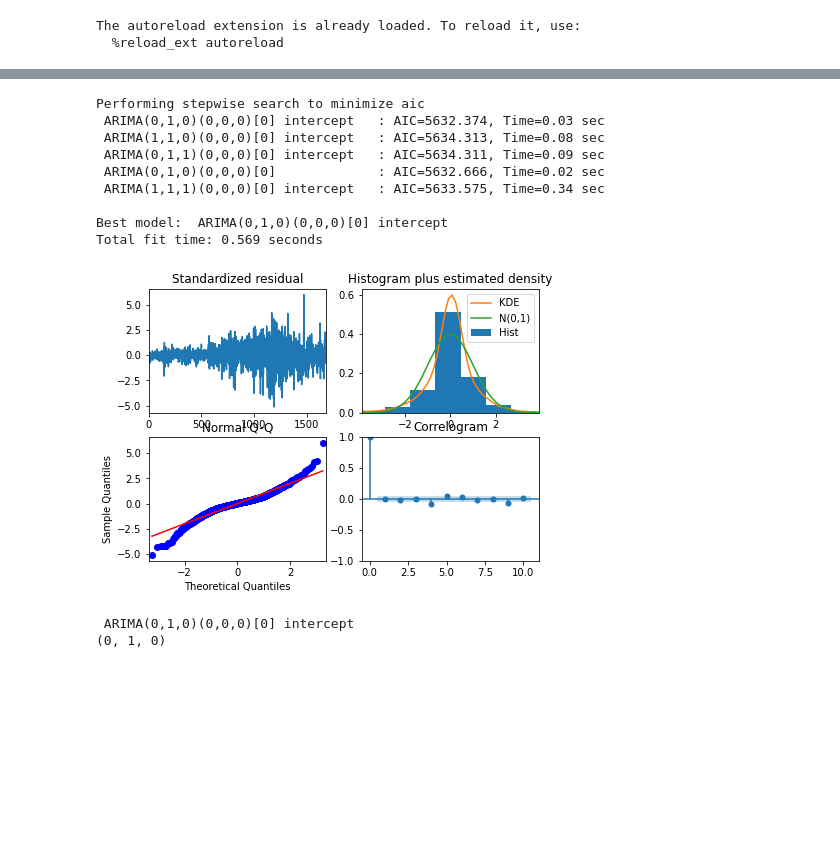
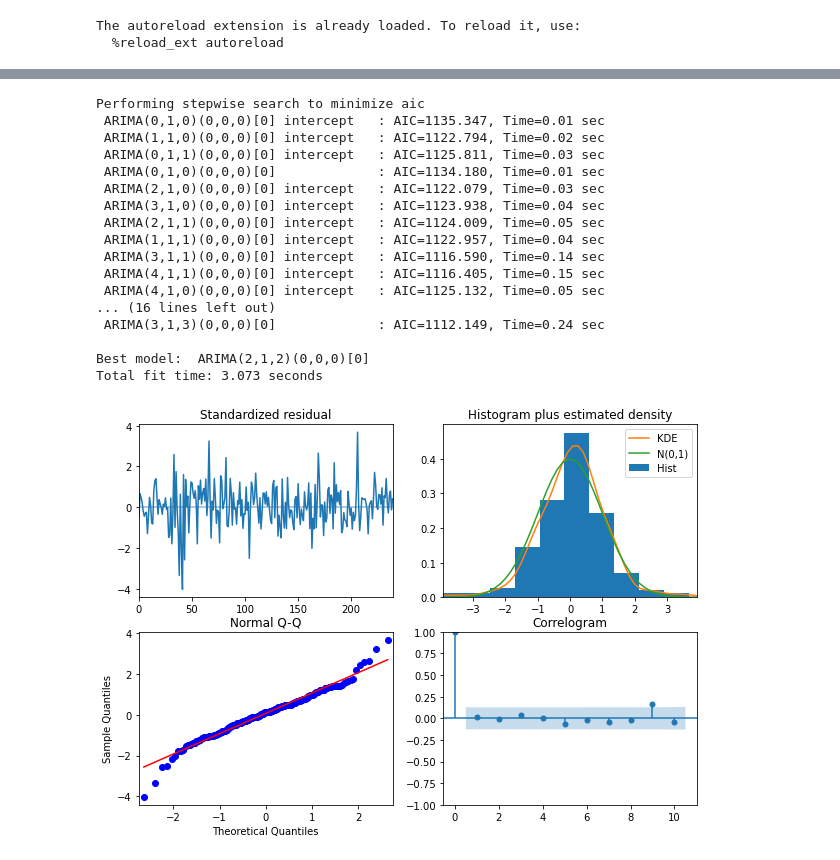
Before and after one commit to Andu3/final-project, a Jupyter notebook: EDA.ipynb, the cells around one changed output, grey strips where cells are left out. Drawn from its saved outputs; the diff is of its cells as text; code cells hidden in the pictures; blank space fills up the shorter version.

```diff
--- a/EDA.ipynb
+++ b/EDA.ipynb
@@ -107,0 +62,2 @@ Date
+# %%
+input_dim = find_input_dim(data_close['Close'])
@@ -107,0 +67,8 @@ Date
+# %%
+#Split dataset
+
+data_copy = data_close.copy()
+
+train_data, test_data = train_test_split(data_copy.iloc[input_dim:], test_size=0.10, shuffle = False)
+
+print(train_data)
@@ -108,30 +91,29 @@ Date
 # %%
-arima_model_order =  auto_arima(train_data,start_p=0, d=n_diffs, start_q=0,
+arima_model_order =  auto_arima(train_data,start_p=0, d=None, start_q=0,
                           max_p=5, max_d=5, max_q=5, start_P=0,
                           D=0, start_Q=0, max_P=5, max_D=5,
-                          max_Q=5, seasonal_test='ocsb', error_action='warn',trace = True,
-                          supress_warnings=True,stepwise = True,
+                          max_Q=5, seasonal_test='ocsb', test='kpss', error_action='warn',
+                          trace = True, supress_warnings=True,stepwise = True,
                           random_state=None, n_fits = 50)
 
-
-
-
-arima_model_order.plot_diagnostics(figsize=(7,5))
+arima_model_order.plot_diagnostics(figsize=(10,7))
 plt.show()
-
-
-print(arima_model_order)
-print(arima_model_order.order)
 # %% [output]
 Performing stepwise search to minimize aic
- ARIMA(0,1,0)(0,0,0)[0] intercept   : AIC=5632.374, Time=0.03 sec
- ARIMA(1,1,0)(0,0,0)[0] intercept   : AIC=5634.313, Time=0.08 sec
- ARIMA(0,1,1)(0,0,0)[0] intercept   : AIC=5634.311, Time=0.09 sec
- ARIMA(0,1,0)(0,0,0)[0]             : AIC=5632.666, Time=0.02 sec
- ARIMA(1,1,1)(0,0,0)[0] intercept   : AIC=5633.575, Time=0.34 sec
+ ARIMA(0,1,0)(0,0,0)[0] intercept   : AIC=1135.347, Time=0.01 sec
+ ARIMA(1,1,0)(0,0,0)[0] intercept   : AIC=1122.794, Time=0.02 sec
+ ARIMA(0,1,1)(0,0,0)[0] intercept   : AIC=1125.811, Time=0.03 sec
+ ARIMA(0,1,0)(0,0,0)[0]             : AIC=1134.180, Time=0.01 sec
+ ARIMA(2,1,0)(0,0,0)[0] intercept   : AIC=1122.079, Time=0.03 sec
+ ARIMA(3,1,0)(0,0,0)[0] intercept   : AIC=1123.938, Time=0.04 sec
+ ARIMA(2,1,1)(0,0,0)[0] intercept   : AIC=1124.009, Time=0.05 sec
+ ARIMA(1,1,1)(0,0,0)[0] intercept   : AIC=1122.957, Time=0.04 sec
+ ARIMA(3,1,1)(0,0,0)[0] intercept   : AIC=1116.590, Time=0.14 sec
+ ARIMA(4,1,1)(0,0,0)[0] intercept   : AIC=1116.405, Time=0.15 sec
+ ARIMA(4,1,0)(0,0,0)[0] intercept   : AIC=1125.132, Time=0.05 sec
+... (16 lines left out)
+ ARIMA(3,1,3)(0,0,0)[0]             : AIC=1112.149, Time=0.24 sec
 
-Best model:  ARIMA(0,1,0)(0,0,0)[0] intercept
-Total fit time: 0.569 seconds
+Best model:  ARIMA(2,1,2)(0,0,0)[0]
+Total fit time: 3.073 seconds
-[figure, old version]
+[figure, new version]
- ARIMA(0,1,0)(0,0,0)[0] intercept
-(0, 1, 0)
```
Also changed, not shown: parts of 44 cells of this notebook, 16 other files.
